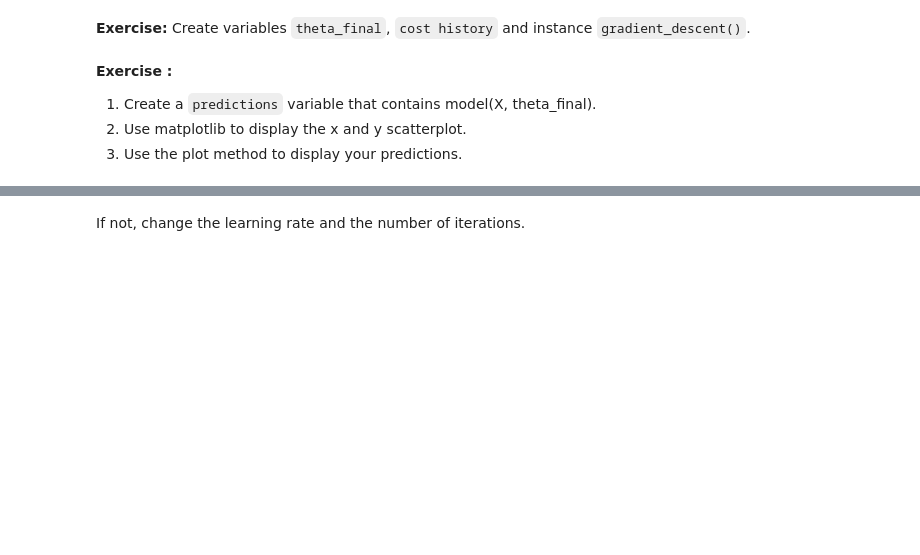
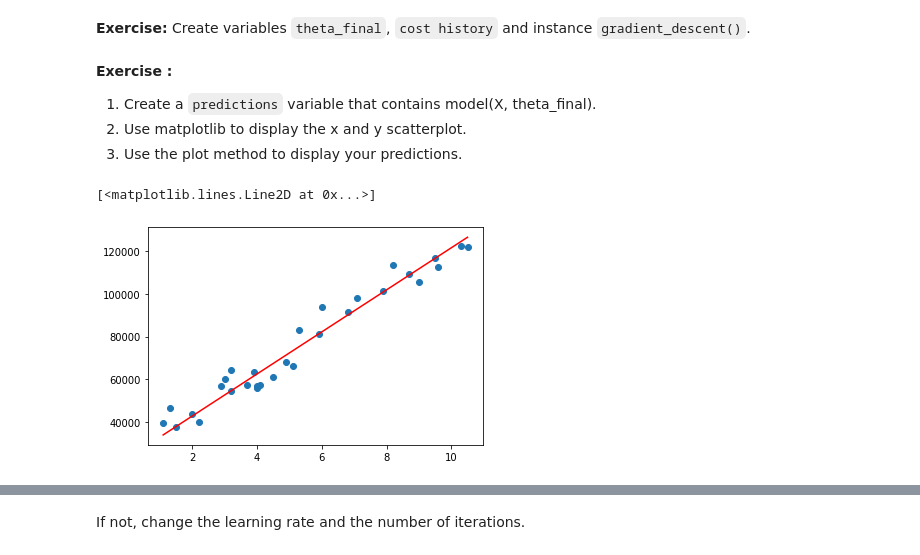
Before and after one commit to Nooreyni/Regression, a Jupyter notebook: 02-Simple_linear_regression_from_scratch.ipynb, the cells around one changed output, grey strips where cells are left out. Drawn from its saved outputs; the diff is of its cells as text; code cells hidden in the pictures; blank space fills up the shorter version.

````diff
--- a/02-Simple_linear_regression_from_scratch.ipynb
+++ b/02-Simple_linear_regression_from_scratch.ipynb
@@ -153,6 +214,12 @@ MSE = 1/(2*m) * sum((X * theta - y)**2)
 ```
 # %% [markdown]
 **Exercice :** Create a ``MSE`` function that receives as parameter ``X, y and theta`` using the example above.
+# %%
+#definir la fonction cout
+def cost_function(X, y, theta):
+ m = len(y)
+ J = 1/(2*m) * np.sum((model(X, theta) - y)**2)
+ return J
 # %% [markdown]
 ### Minimize the cost function.
 
@@ -199,9 +266,10 @@ You could translate this into code like this:
 1/m * X.T.dot(model(X, theta) - y)
 ```
 # %%
+#definit la fonction gradient
 def grad(X, y, theta):
     m = len(y)
-    return 1/m * X.T.dot(model(X, theta) - y)
+    return 1/m * X.T.dot((X.dot(theta) - y))
 # %% [markdown]
 We still have to write the gradient descent.
 
@@ -220,6 +288,20 @@ theta = theta - learning_rate * grad(X, y, theta)
 4. In the loop, update ``theta`` with the formula of the gradient descent (The example above)
 5. In the loop, update ``cost_history[i]`` with the values of ``MSE(X,y,theta)``
 6. return `theta` and `cost_history`
+# %%
+#algorithme de Gradient Descent
+def gradient_descent(X, y, theta, learning_rate =0.001, iterations = 1000):
+ m = len(y)
+ cost_history = np.zeros(iterations)
+ #theta_history = np.zeros((iterations, 2))
+
+ for i in range(0, iterations):
+   prediction = model(X, theta)
+   theta = theta - learning_rate * grad(X, y, theta)
+   cost_history[i] = cost_function(X, y, theta)
+   #theta_history[i,:] = theta.T
+
+ return theta, cost_history #, theta_history
 # %% [markdown]
 ### Train your model
 
@@ -233,10 +318,21 @@ The learning rate and the n_iterations are defined by looking a little. You have
 # %% [markdown]
 **Exercise:** Create variables ``theta_final``, ``cost history`` and instance ``gradient_descent()``.
+# %%
+theta_final, cost_history = gradient_descent(X, y, theta, learning_rate=0.01, iterations=1000)
 # %% [markdown]
 **Exercise :**
 1. Create a ``predictions`` variable that contains model(X, theta_final).
 2. Use matplotlib to display the x and y scatterplot.
 3. Use the plot method to display your predictions.
+# %%
+import matplotlib.pyplot as plt
+predict = model(X, theta_final)
+x = df['YearsExperience'].to_numpy()
+plt.scatter(x, y)
+plt.plot(x, model(X, theta_final), c= 'red')
+# %% [output]
+[<matplotlib.lines.Line2D at 0x...>]
+[figure, added]
 # %% [markdown]
 You should have something like this.
 ![](./assets/final_theta.png)
````
Also changed, not shown: parts of 14 cells of this notebook, 2 other files.
